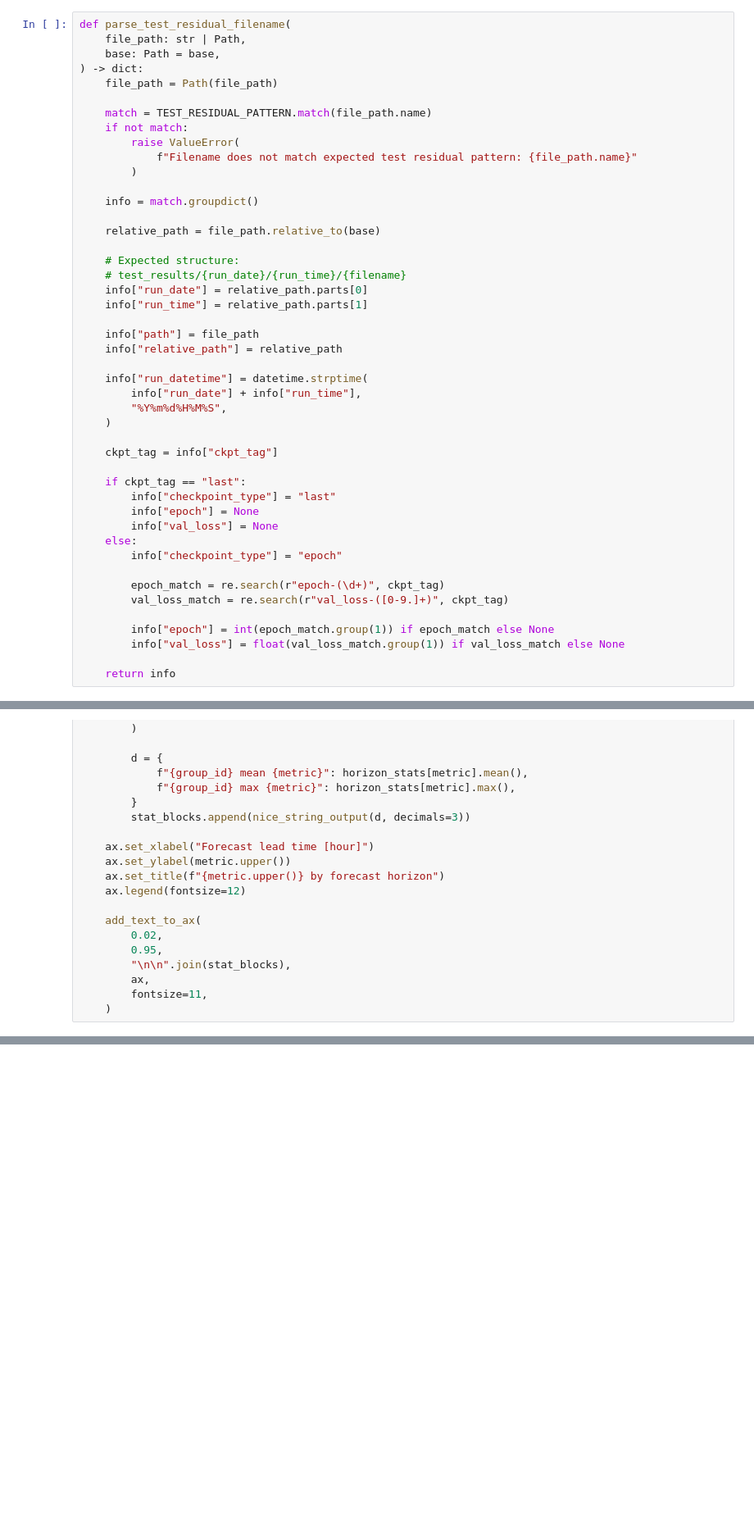
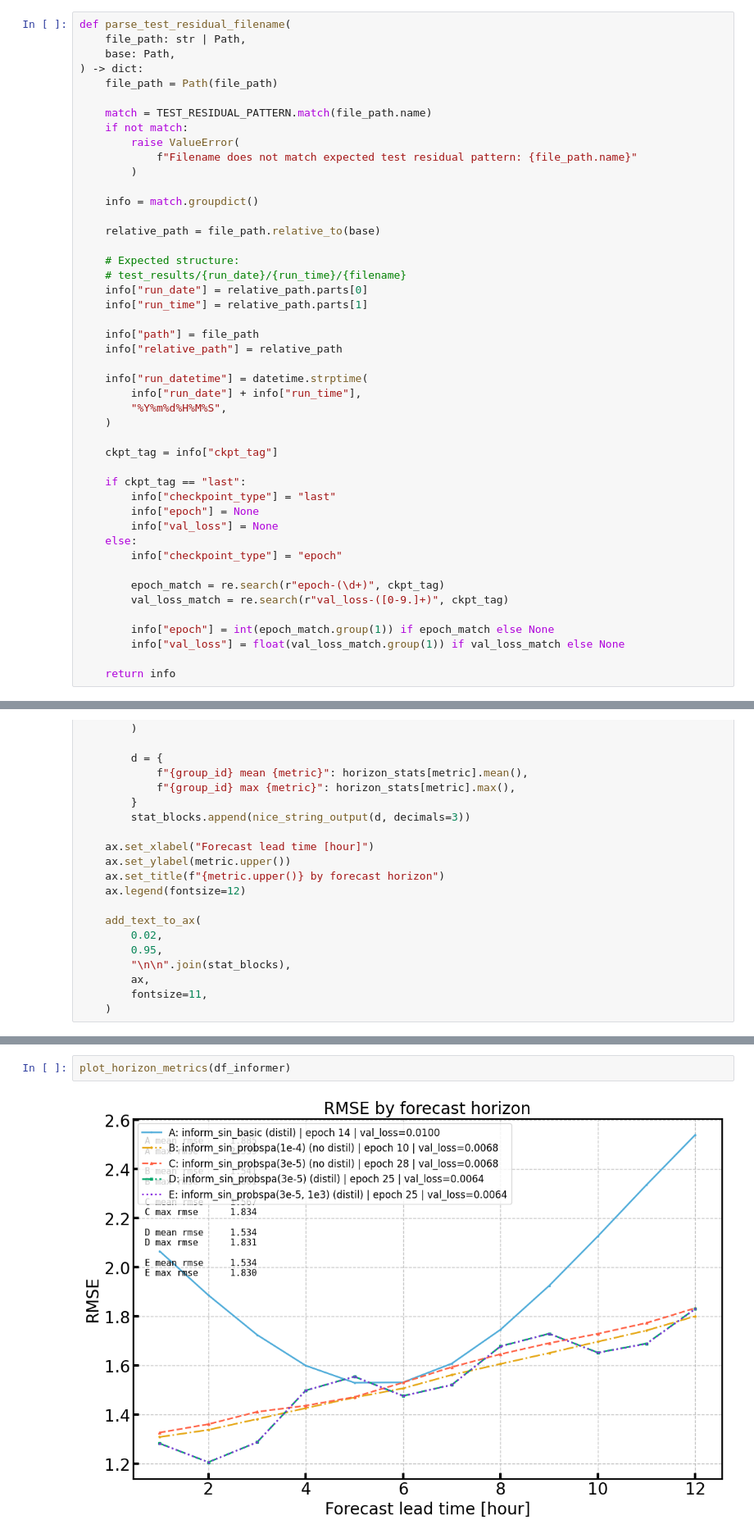
Before and after one commit to KUcyans/MeteoFormer, a Jupyter notebook: TemperatureTest.ipynb, the cells around one changed output, grey strips where cells are left out. Shown at 82% size. Drawn from its saved outputs; the diff is of its cells as text; blank space fills up the shorter version.

```diff
--- a/TemperatureTest.ipynb
+++ b/TemperatureTest.ipynb
@@ -47,7 +63,7 @@ runs = {
 # %%
 def parse_test_residual_filename(
     file_path: str | Path,
-    base: Path = base,
+    base: Path,
 ) -> dict:
     file_path = Path(file_path)
 
@@ -348,2 +365,6 @@ plot_horizon_metrics(df_all)
 # %% [output]
 [figure]
+# %%
+plot_horizon_metrics(df_informer)
+# %% [output]
+[figure, added]
```
Also changed, not shown: parts of 10 cells of this notebook, 6 other files.
